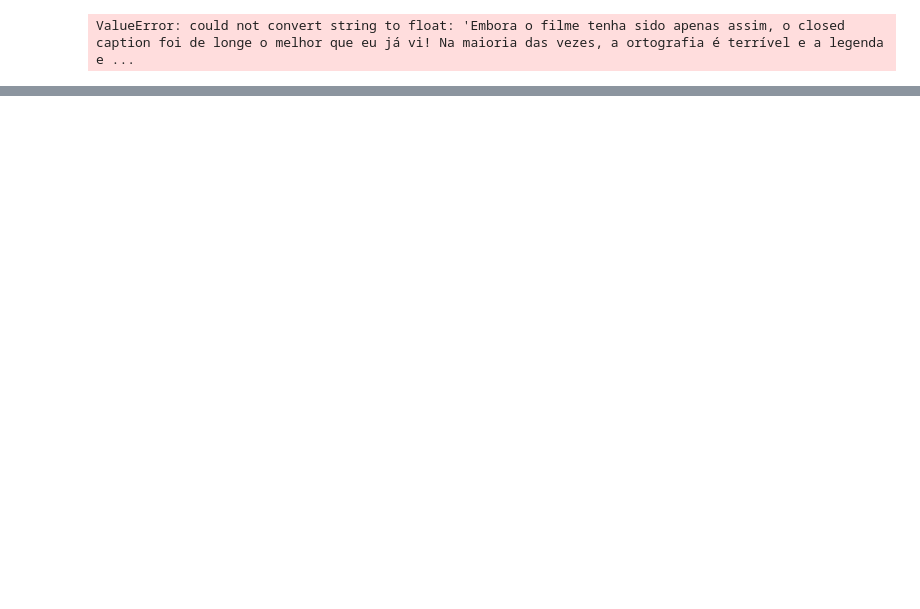
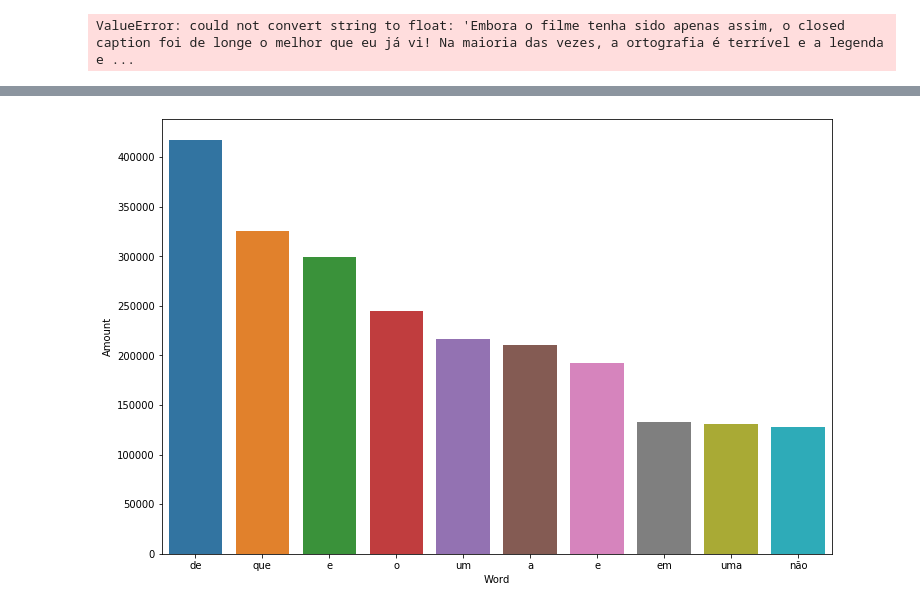
Before and after one commit to antonioeagomes/analise-dados-textuais, a Jupyter notebook: IMDB.ipynb, the cells around one changed output, grey strips where cells are left out. Cells and saved outputs as stored; diff of their text form; code cells hidden in the pictures; blank space fills up the shorter version.

```diff
--- a/IMDB.ipynb
+++ b/IMDB.ipynb
@@ -51,0 +137,6 @@ True
+# %%
+from nltk import tokenize
+palavras = ' '.join([palavra for palavra in imdb['text_pt']])
+token_whitespace = tokenize.WhitespaceTokenizer()
+tokens = token_whitespace.tokenize(palavras) # nltk.word_tokenize(palavras)
+tokens
@@ -51,0 +161,3 @@ True
+# %%
+freq = nltk.FreqDist(tokens)
+freq.most_common(50)
@@ -51,0 +182,3 @@ True
+# %%
+df_frequencia = pd.DataFrame({'Word':list(freq.keys()), 'Frequency':list(freq.values())})
+df_frequencia.head()
@@ -51,0 +195,3 @@ True
+# %%
+top_10 = df_frequencia.nlargest(columns='Frequency', n=10)
+top_10
@@ -51,0 +212,7 @@ True
+# %%
+plt.figure(figsize=(12,8))
+ax = sns.barplot(data=top_10, x='Word', y='Frequency')
+ax.set(ylabel='Amount')
+plt.show()
+# %% [output]
+[figure, added]
```
Also changed, not shown: parts of 41 cells of this notebook, 2 other files.
